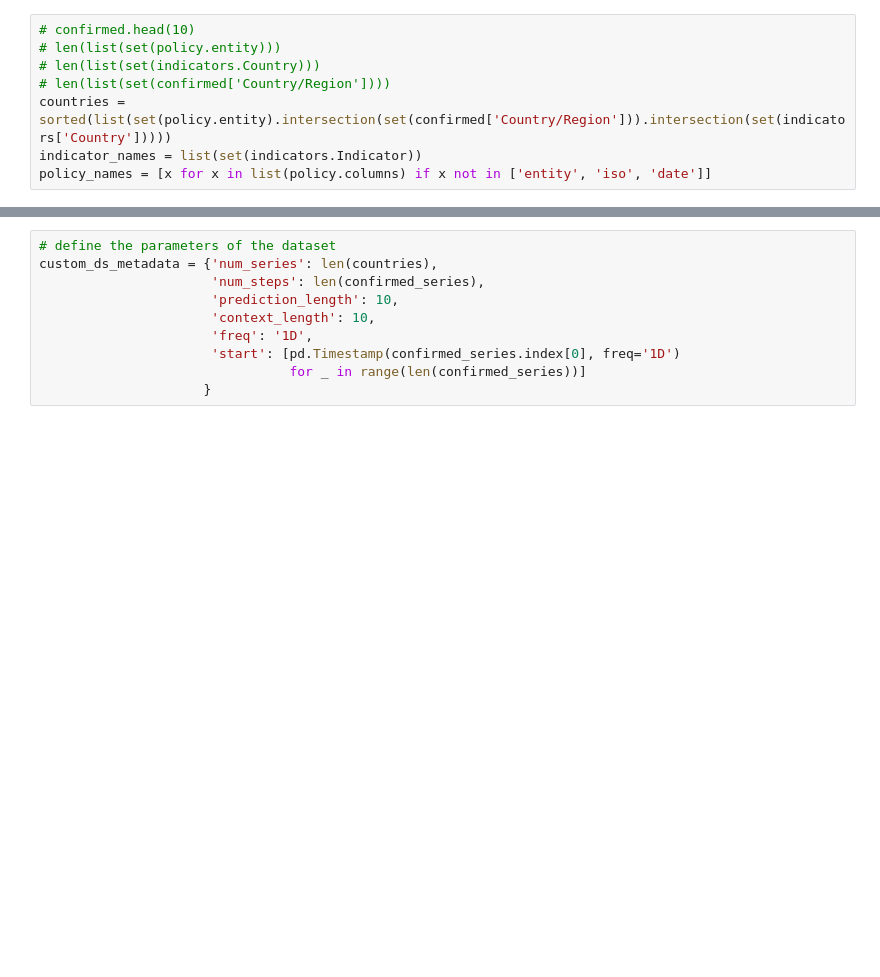
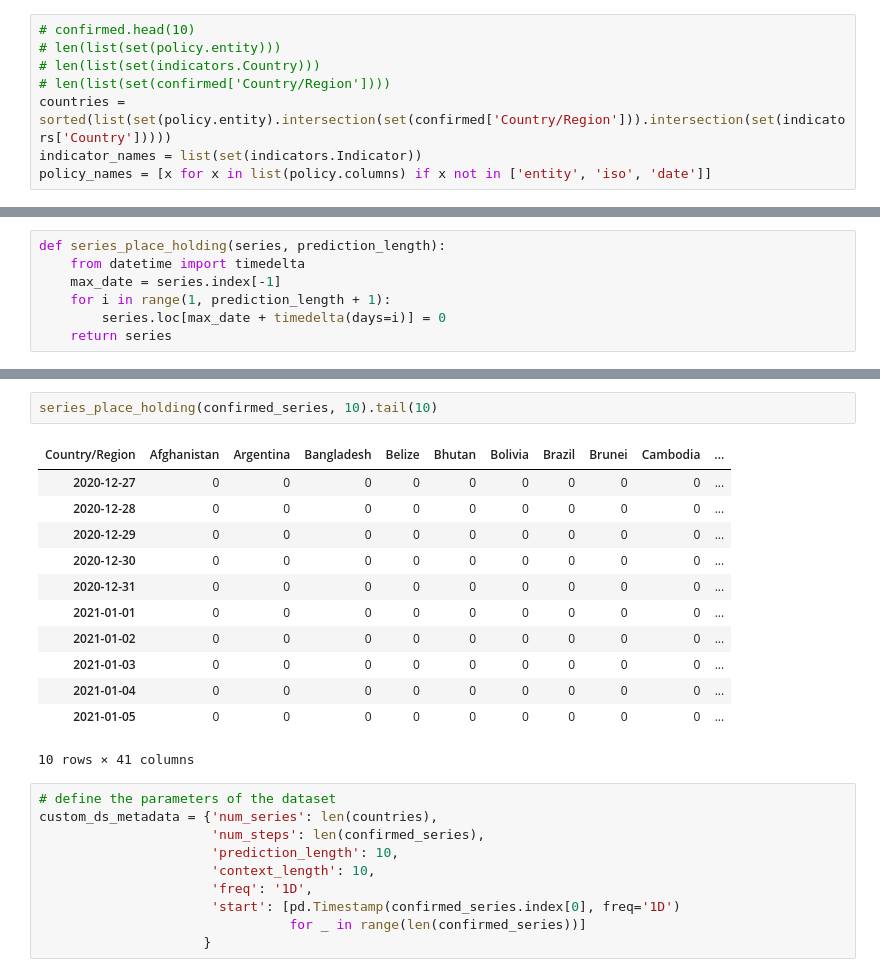
Before and after one commit to Mrzhouqifei/SUSTAIN, a Jupyter notebook: process.ipynb, the cells around one changed output, grey strips where cells are left out. Cells and saved outputs as stored; diff of their text form; blank space fills up the shorter version.

```diff
--- a/process.ipynb
+++ b/process.ipynb
@@ -55,0 +59,7 @@ target = target_scaler.transform(confirmed_series).T
+# %%
+def series_place_holding(series, prediction_length):
+    from datetime import timedelta
+    max_date = series.index[-1]
+    for i in range(1, prediction_length + 1):
+        series.loc[max_date + timedelta(days=i)] = 0
+    return series
@@ -56,3 +82,18 @@ target = target_scaler.transform(confirmed_series).T
+# %%
+series_place_holding(confirmed_series, 10).tail(10)
+# %% [output]
+| Country/Region | Afghanistan | Argentina | Bangladesh | Belize | Bhutan | Bolivia | Brazil | Brunei | Cambodia | ... |
+| 2020-12-27 | 0 | 0 | 0 | 0 | 0 | 0 | 0 | 0 | 0 | ... |
+| 2020-12-28 | 0 | 0 | 0 | 0 | 0 | 0 | 0 | 0 | 0 | ... |
+| 2020-12-29 | 0 | 0 | 0 | 0 | 0 | 0 | 0 | 0 | 0 | ... |
+| 2020-12-30 | 0 | 0 | 0 | 0 | 0 | 0 | 0 | 0 | 0 | ... |
+| 2020-12-31 | 0 | 0 | 0 | 0 | 0 | 0 | 0 | 0 | 0 | ... |
+| 2021-01-01 | 0 | 0 | 0 | 0 | 0 | 0 | 0 | 0 | 0 | ... |
+| 2021-01-02 | 0 | 0 | 0 | 0 | 0 | 0 | 0 | 0 | 0 | ... |
+| 2021-01-03 | 0 | 0 | 0 | 0 | 0 | 0 | 0 | 0 | 0 | ... |
+| 2021-01-04 | 0 | 0 | 0 | 0 | 0 | 0 | 0 | 0 | 0 | ... |
+| 2021-01-05 | 0 | 0 | 0 | 0 | 0 | 0 | 0 | 0 | 0 | ... |
+10 rows × 41 columns
 # %%
 # define the parameters of the dataset
 custom_ds_metadata = {'num_series': len(countries),
```
Also changed, not shown: parts of 6 cells of this notebook, 13 other files.
